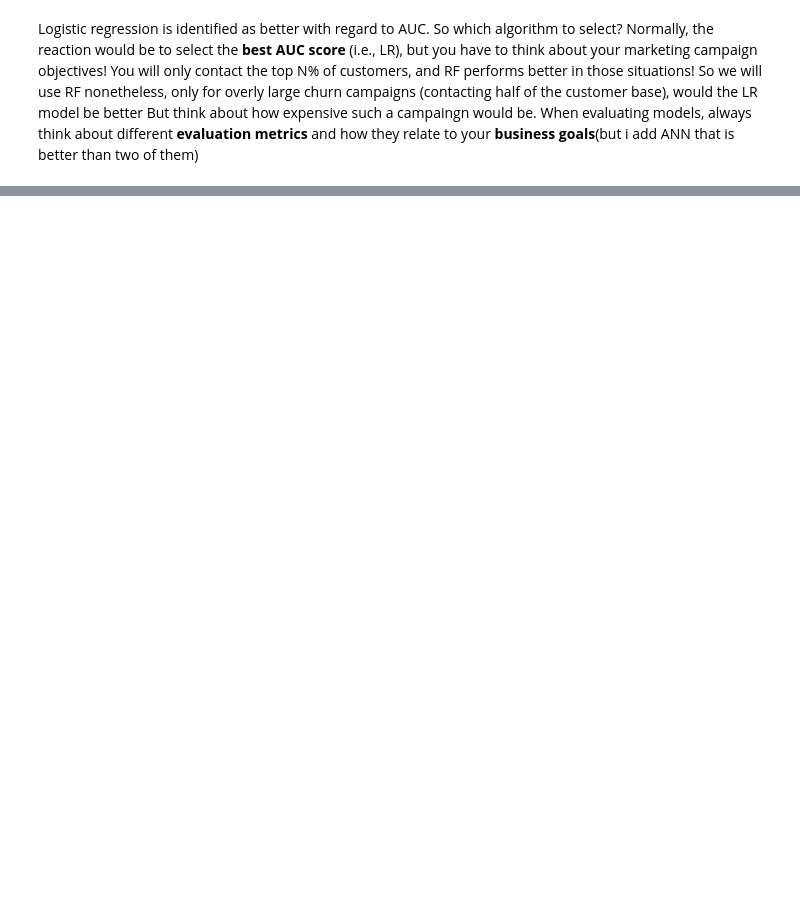
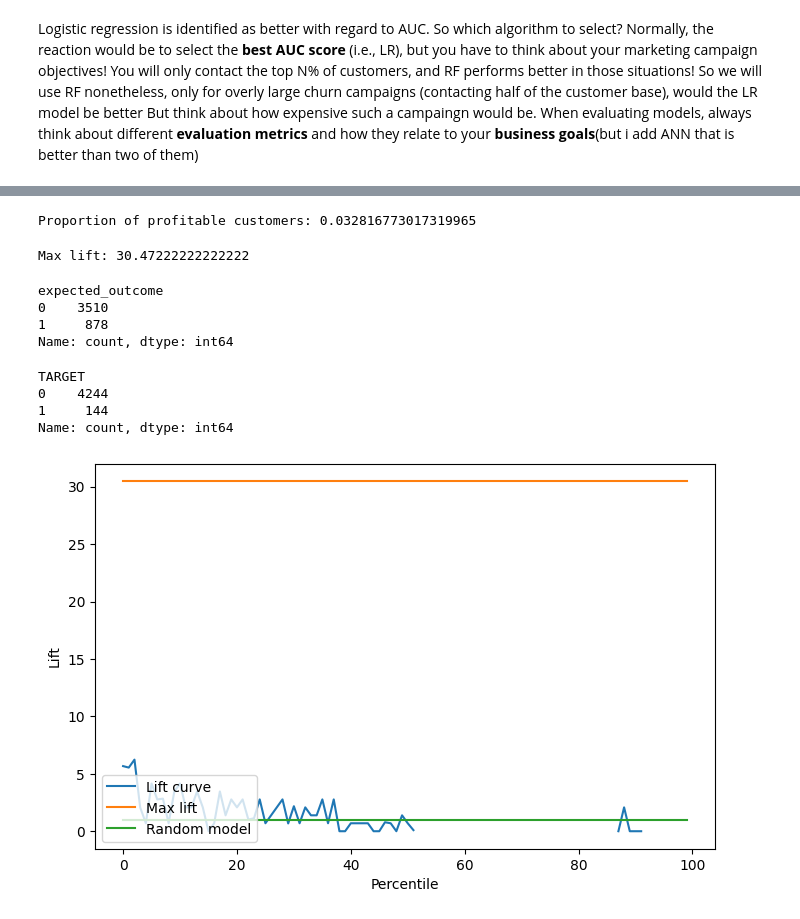
Before and after one commit to melikaabedikoupaei/churn_prediction, a Jupyter notebook: Churn_Case.ipynb, the cells around one changed output, grey strips where cells are left out. Drawn from its saved outputs; the diff is of its cells as text; code cells hidden in the pictures; blank space fills up the shorter version.

```diff
--- a/Churn_Case.ipynb
+++ b/Churn_Case.ipynb
@@ -1420,0 +1324,62 @@ shap.force_plot(explainer.expected_value[1], shap_values_spec[1], chosen_instanc
+# %%
+# get global proportion of profitable customers in test set
+prop_profitable_cust_test = label_pred["TARGET"].sum() / float(len(label_pred))
+# check
+print("Proportion of profitable customers: %s" %prop_profitable_cust_test)
+# %% [output]
+Proportion of profitable customers: 0.032816773017319965
+# %%
+# calculate max lift
+max_lift = 1. / prop_profitable_cust_test
+# check
+print("Max lift: %s" %max_lift)
+# %% [output]
+Max lift: 30.47222222222222
+# %%
+# initialize list for storing lift scores
+lift_scores = []
+
+# loop through percentiles
+for i in reversed(range(100)):
+    # divide dataframes into percentiles of predicted probabilities
+    start_perc = label_pred["prediction"].quantile(i / 100.)
+    end_perc = label_pred["prediction"].quantile((i+1) / 100.)
+    chunk = label_pred[(label_pred["prediction"] >= start_perc) &  (label_pred["prediction"] < end_perc)]
+
+    # get size of chunk
+    chunk_size = len(chunk)
+
+    # get proportion of profitable customers in chunk
+    prop_profitable_cust_chunk = chunk["TARGET"].sum() / float(chunk_size)
+
+    # divide by global proportion of profitable customors
+    lift = prop_profitable_cust_chunk / prop_profitable_cust_test
+
+    # add to lift list
+    lift_scores.append(lift)
+# %%
+evaluation_frame_ann["expected_outcome"].value_counts()
+# %% [output]
+expected_outcome
+0    3510
+1     878
+Name: count, dtype: int64
+# %%
+label_pred["TARGET"].value_counts()
+# %% [output]
+TARGET
+0    4244
+1     144
+Name: count, dtype: int64
+# %%
+# plot lift curve
+plt.figure(figsize=(8, 5))
+plt.plot(range(100), lift_scores, label="Lift curve")
+plt.plot(range(100), [max_lift for i in range(100)], label="Max lift")
+plt.plot(range(100), [1 for i in range(100)], label="Random model")
+plt.xlabel("Percentile")
+plt.ylabel("Lift")
+plt.legend(loc="lower left")
+plt.show()
+# %% [output]
+[figure, added]
```
Also changed, not shown: parts of 33 cells of this notebook.
